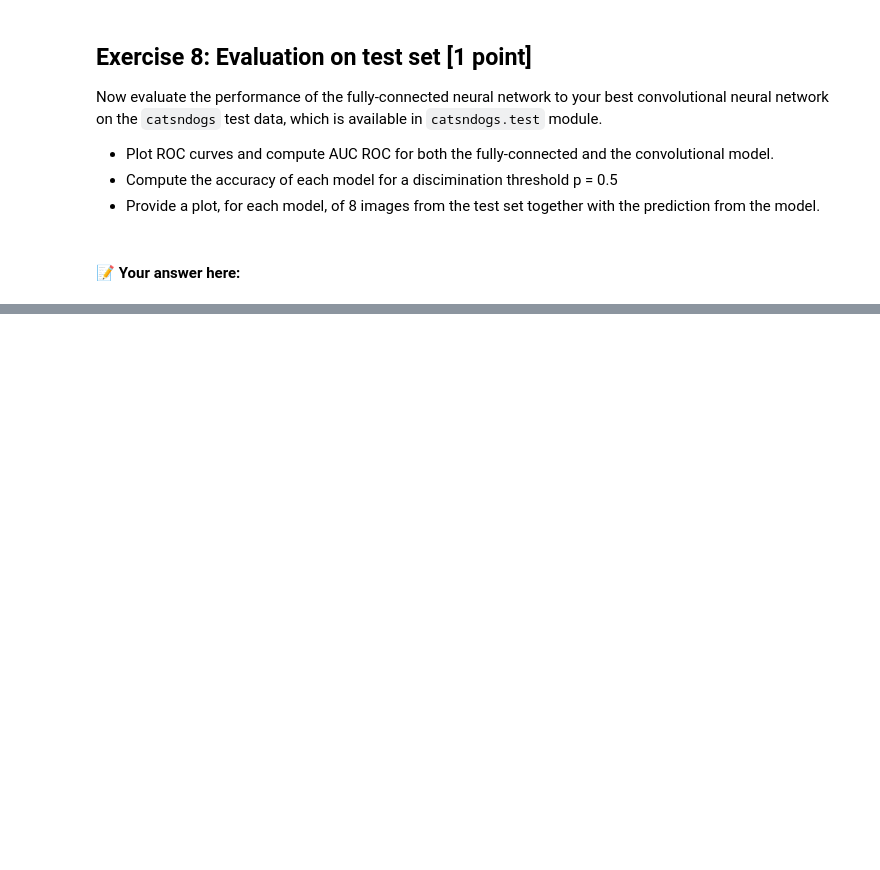
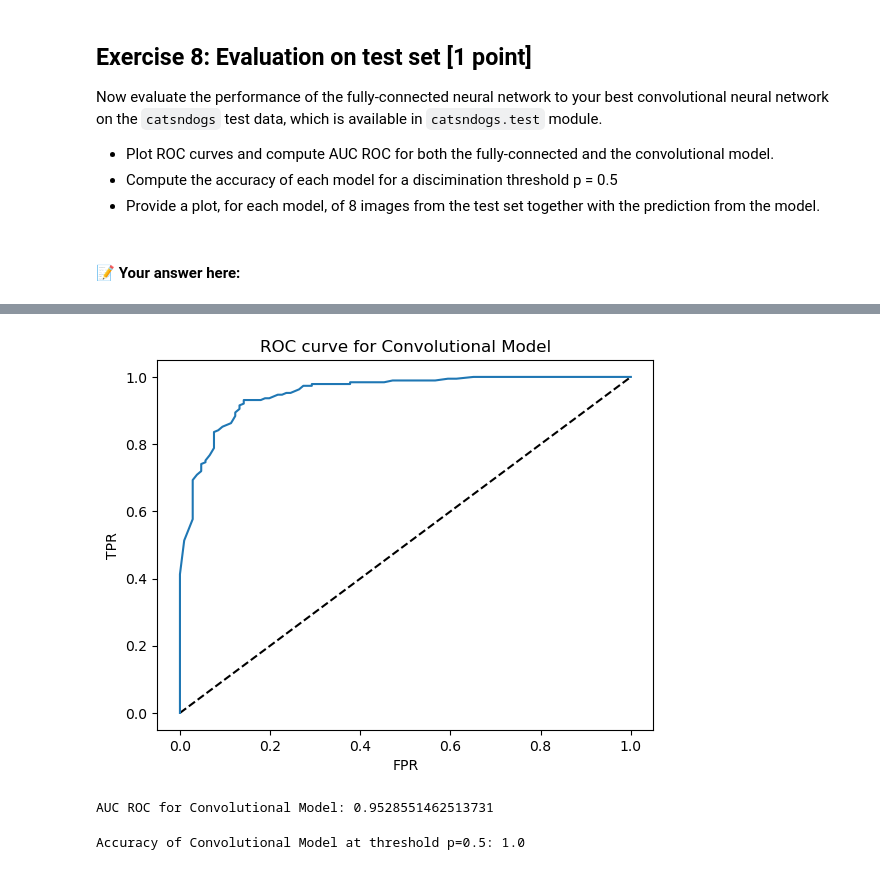
Before and after one commit to shilp31/233, a Jupyter notebook: HW3_2024.ipynb, the cells around one changed output, grey strips where cells are left out. Saved outputs shown, nothing was run; the diff lists cells and outputs as text; code cells hidden in the pictures; blank space fills up the shorter version.

```diff
--- a/HW3_2024.ipynb
+++ b/HW3_2024.ipynb
@@ -1097,0 +1118,15 @@ Now evaluate the performance of the fully-connected neural network to your best
+# %%
+fpr_conv, tpr_conv = receiver_operating_characteristic(conv_model_2, validation_loader_catsndogs, np.linspace(0, 1, 101))
+plot_ROC(fpr_conv, tpr_conv)
+plt.title("ROC curve for Convolutional Model")
+plt.show()
+auc_conv = auc_roc(fpr_conv, tpr_conv)
+print("AUC ROC for Convolutional Model:", auc_conv)
+# %% [output]
+[figure, added]
+AUC ROC for Convolutional Model: 0.9528551462513731
+# %%
+accuracy_conv = tpr_conv[np.where(fpr_conv >= 0.5)[0][0]]
+print("Accuracy of Convolutional Model at threshold p=0.5:", accuracy_conv)
+# %% [output]
+Accuracy of Convolutional Model at threshold p=0.5: 1.0
```
Also changed, not shown: parts of 14 cells of this notebook.
